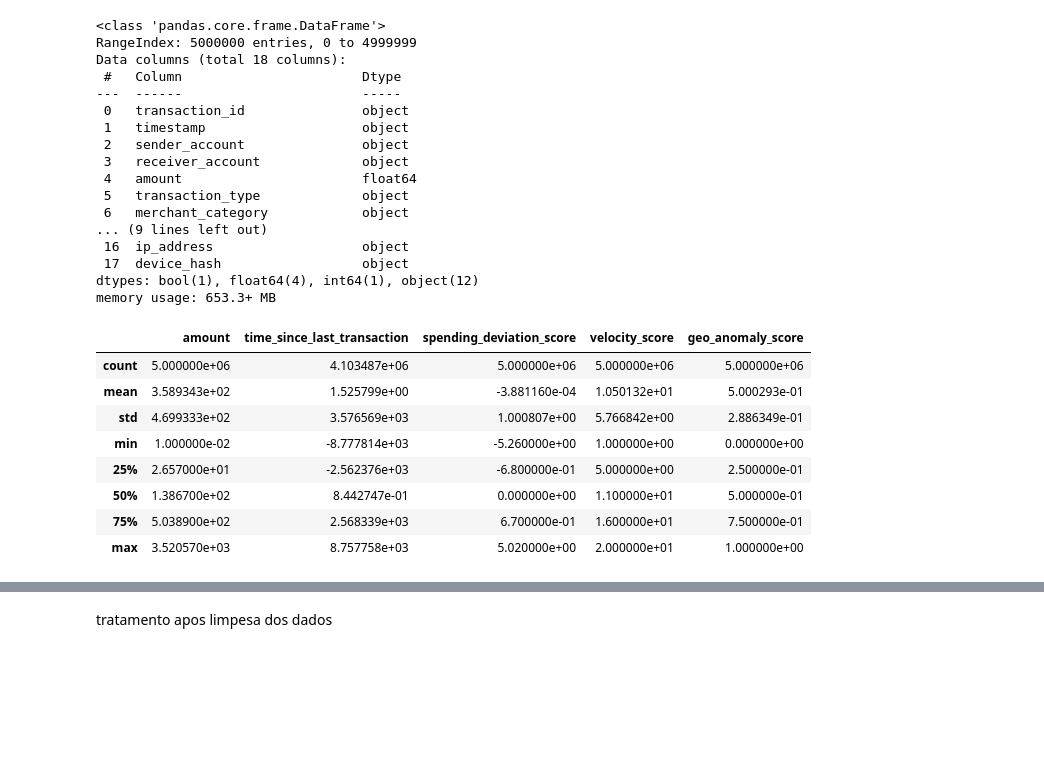
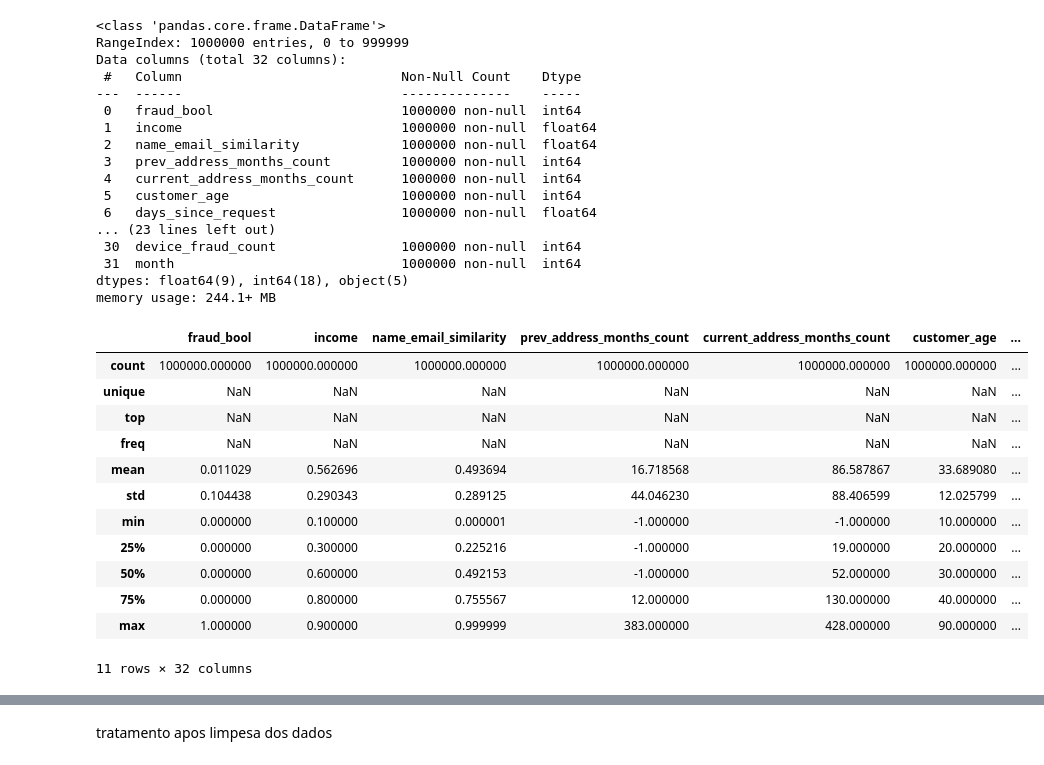
Before and after one commit to darthVarada/Fraudes-Financeiras, a Jupyter notebook: estudo.ipynb, the cells around one changed output, grey strips where cells are left out. Saved outputs shown, nothing was run; the diff lists cells and outputs as text; code cells hidden in the pictures; blank space fills up the shorter version.

```diff
--- a/estudo.ipynb
+++ b/estudo.ipynb
@@ -9,7 +9,7 @@ from sklearn.preprocessing import LabelEncoder
 from tqdm import tqdm
 # %%
 # Download latest version
-path = kagglehub.dataset_download("aryan208/financial-transactions-dataset-for-fraud-detection")
+path = kagglehub.dataset_download("sgpjesus/bank-account-fraud-dataset-neurips-2022")
 
 print("Path to dataset files:", path)
 # %% [output]
@@ -17,4 +19,5 @@ Path to dataset files: C:\Users\DOliv\.cache\kagglehub\datasets\aryan208\financi
 # %%
-df = pd.read_csv(r'C:\Users\DOliv\.cache\kagglehub\datasets\aryan208\financial-transactions-dataset-for-fraud-detection\versions\1\financial_fraud_detection_dataset.csv')
+df = pd.read_csv(path + "\Base.csv")
+print("Dataset loaded successfully.")
 print(df.head())
 # %% [output]
@@ -39,31 +42,35 @@ print(df.head())
 df.info()
 # %% [output]
 <class 'pandas.core.frame.DataFrame'>
-RangeIndex: 5000000 entries, 0 to 4999999
-Data columns (total 18 columns):
- #   Column                       Dtype
----  ------                       -----
- 0   transaction_id               object
- 1   timestamp                    object
- 2   sender_account               object
- 3   receiver_account             object
- 4   amount                       float64
- 5   transaction_type             object
- 6   merchant_category            object
-... (9 lines left out)
- 16  ip_address                   object
- 17  device_hash                  object
-dtypes: bool(1), float64(4), int64(1), object(12)
-memory usage: 653.3+ MB
+RangeIndex: 1000000 entries, 0 to 999999
+Data columns (total 32 columns):
+ #   Column                            Non-Null Count    Dtype
+---  ------                            --------------    -----
+ 0   fraud_bool                        1000000 non-null  int64
+ 1   income                            1000000 non-null  float64
+ 2   name_email_similarity             1000000 non-null  float64
+ 3   prev_address_months_count         1000000 non-null  int64
+ 4   current_address_months_count      1000000 non-null  int64
+ 5   customer_age                      1000000 non-null  int64
+ 6   days_since_request                1000000 non-null  float64
+... (23 lines left out)
+ 30  device_fraud_count                1000000 non-null  int64
+ 31  month                             1000000 non-null  int64
+dtypes: float64(9), int64(18), object(5)
+memory usage: 244.1+ MB
 # %%
-df.describe()
+df.describe(include='all')
 # %% [output]
-|  | amount | time_since_last_transaction | spending_deviation_score | velocity_score | geo_anomaly_score |
-| count | 5.000000e+06 | 4.103487e+06 | 5.000000e+06 | 5.000000e+06 | 5.000000e+06 |
-| mean | 3.589343e+02 | 1.525799e+00 | -3.881160e-04 | 1.050132e+01 | 5.000293e-01 |
-| std | 4.699333e+02 | 3.576569e+03 | 1.000807e+00 | 5.766842e+00 | 2.886349e-01 |
-| min | 1.000000e-02 | -8.777814e+03 | -5.260000e+00 | 1.000000e+00 | 0.000000e+00 |
-| 25% | 2.657000e+01 | -2.562376e+03 | -6.800000e-01 | 5.000000e+00 | 2.500000e-01 |
-| 50% | 1.386700e+02 | 8.442747e-01 | 0.000000e+00 | 1.100000e+01 | 5.000000e-01 |
-| 75% | 5.038900e+02 | 2.568339e+03 | 6.700000e-01 | 1.600000e+01 | 7.500000e-01 |
-| max | 3.520570e+03 | 8.757758e+03 | 5.020000e+00 | 2.000000e+01 | 1.000000e+00 |
+|  | fraud_bool | income | name_email_similarity | prev_address_months_count | current_address_months_count | customer_age | ... |
+| count | 1000000.000000 | 1000000.000000 | 1000000.000000 | 1000000.000000 | 1000000.000000 | 1000000.000000 | ... |
+| unique | NaN | NaN | NaN | NaN | NaN | NaN | ... |
+| top | NaN | NaN | NaN | NaN | NaN | NaN | ... |
+| freq | NaN | NaN | NaN | NaN | NaN | NaN | ... |
+| mean | 0.011029 | 0.562696 | 0.493694 | 16.718568 | 86.587867 | 33.689080 | ... |
+| std | 0.104438 | 0.290343 | 0.289125 | 44.046230 | 88.406599 | 12.025799 | ... |
+| min | 0.000000 | 0.100000 | 0.000001 | -1.000000 | -1.000000 | 10.000000 | ... |
+| 25% | 0.000000 | 0.300000 | 0.225216 | -1.000000 | 19.000000 | 20.000000 | ... |
+| 50% | 0.000000 | 0.600000 | 0.492153 | -1.000000 | 52.000000 | 30.000000 | ... |
+| 75% | 0.000000 | 0.800000 | 0.755567 | 12.000000 | 130.000000 | 40.000000 | ... |
+| max | 1.000000 | 0.900000 | 0.999999 | 383.000000 | 428.000000 | 90.000000 | ... |
+11 rows × 32 columns
```
Also changed, not shown: parts of 21 cells of this notebook.
